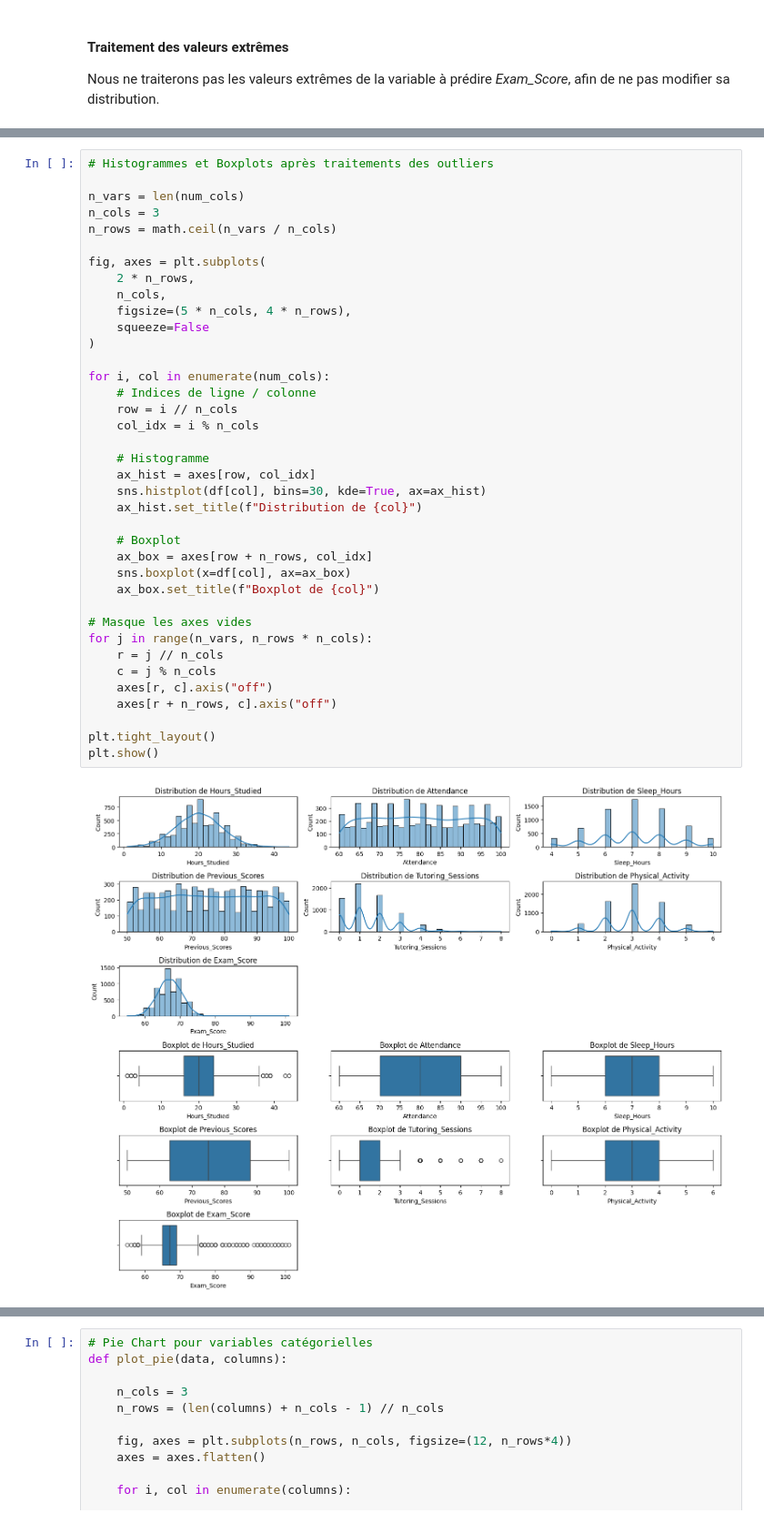
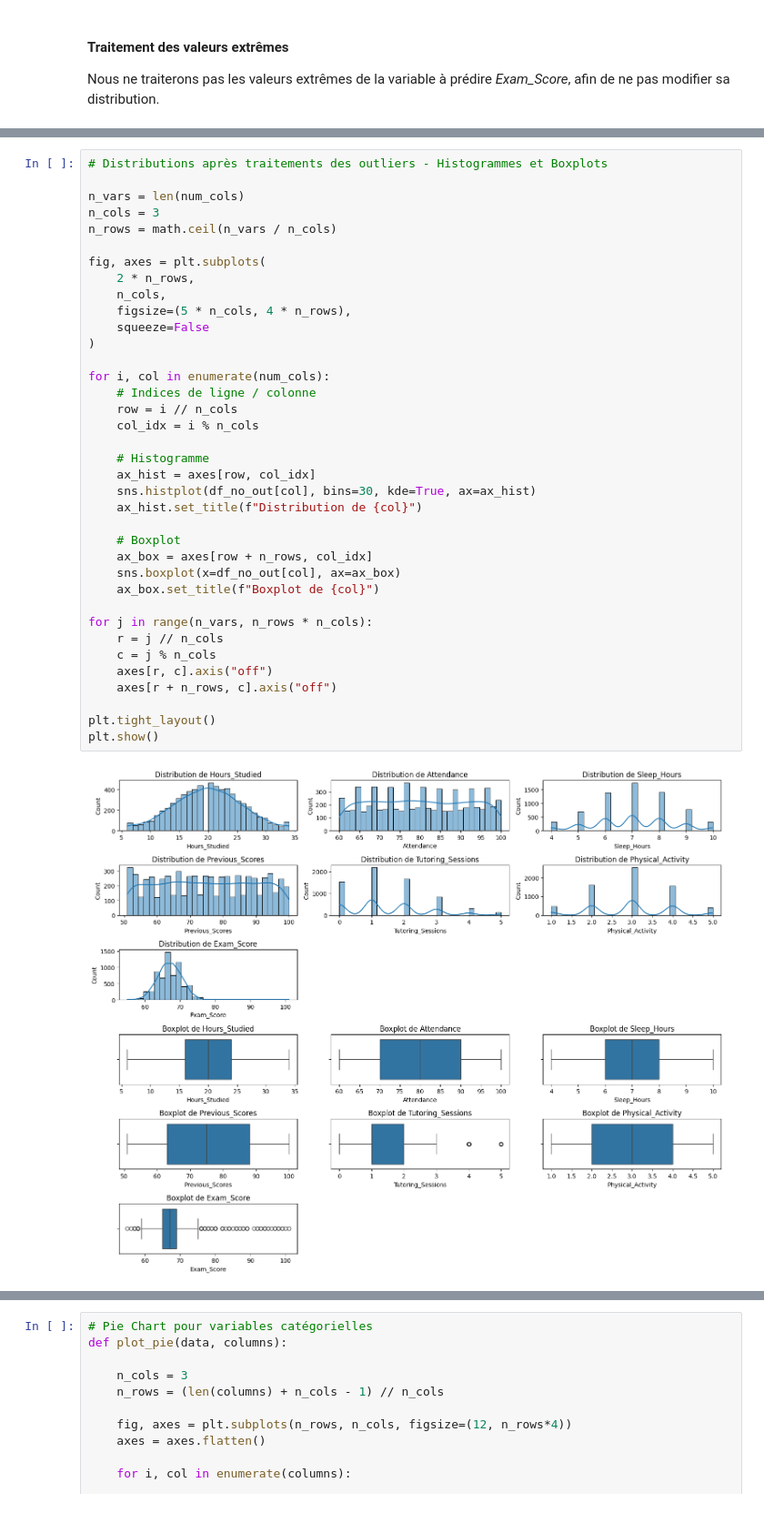
Before and after one commit to Isahrv/projet_svm, a Jupyter notebook: code_DjayanDAERON_IsalineHERVE.ipynb, the cells around one changed output, grey strips where cells are left out. Shown at 91% size. Cells and saved outputs as stored; diff of their text form.

```diff
--- a/code_DjayanDAERON_IsalineHERVE.ipynb
+++ b/code_DjayanDAERON_IsalineHERVE.ipynb
@@ -265,7 +271,7 @@ Previous_Scores: 52 valeurs modifiées
 Tutoring_Sessions: 24 valeurs modifiées
 Physical_Activity: 59 valeurs modifiées
 # %%
-# Histogrammes et Boxplots après traitements des outliers
+# Distributions après traitements des outliers - Histogrammes et Boxplots
 
 n_vars = len(num_cols)
 n_cols = 3
@@ -273,37 +279,36 @@ n_rows = math.ceil(n_vars / n_cols)
 
 fig, axes = plt.subplots(
     2 * n_rows,
     n_cols,
     figsize=(5 * n_cols, 4 * n_rows),
     squeeze=False
 )
 
 for i, col in enumerate(num_cols):
     # Indices de ligne / colonne
     row = i // n_cols
     col_idx = i % n_cols
 
     # Histogramme
     ax_hist = axes[row, col_idx]
-    sns.histplot(df[col], bins=30, kde=True, ax=ax_hist)
+    sns.histplot(df_no_out[col], bins=30, kde=True, ax=ax_hist)
     ax_hist.set_title(f"Distribution de {col}")
 
     # Boxplot
     ax_box = axes[row + n_rows, col_idx]
-    sns.boxplot(x=df[col], ax=ax_box)
+    sns.boxplot(x=df_no_out[col], ax=ax_box)
     ax_box.set_title(f"Boxplot de {col}")
 
-# Masque les axes vides
 for j in range(n_vars, n_rows * n_cols):
     r = j // n_cols
     c = j % n_cols
     axes[r, c].axis("off")
     axes[r + n_rows, c].axis("off")
 
 plt.tight_layout()
 plt.show()
 # %% [output]
-[figure, old version]
+[figure, new version]
 # %% [markdown]
 Les distributions semblent davantage suivre la Loi Normale et la majorité des potentielles valeurs atypiques ont disparu, sauf pour *Tutoring_Sessions* pour laquelle nous constatons qu'il y a toujours quelques valeurs s'écartant de la médiane.
 
```
Also changed, not shown: parts of 38 cells of this notebook, 1 other file.
